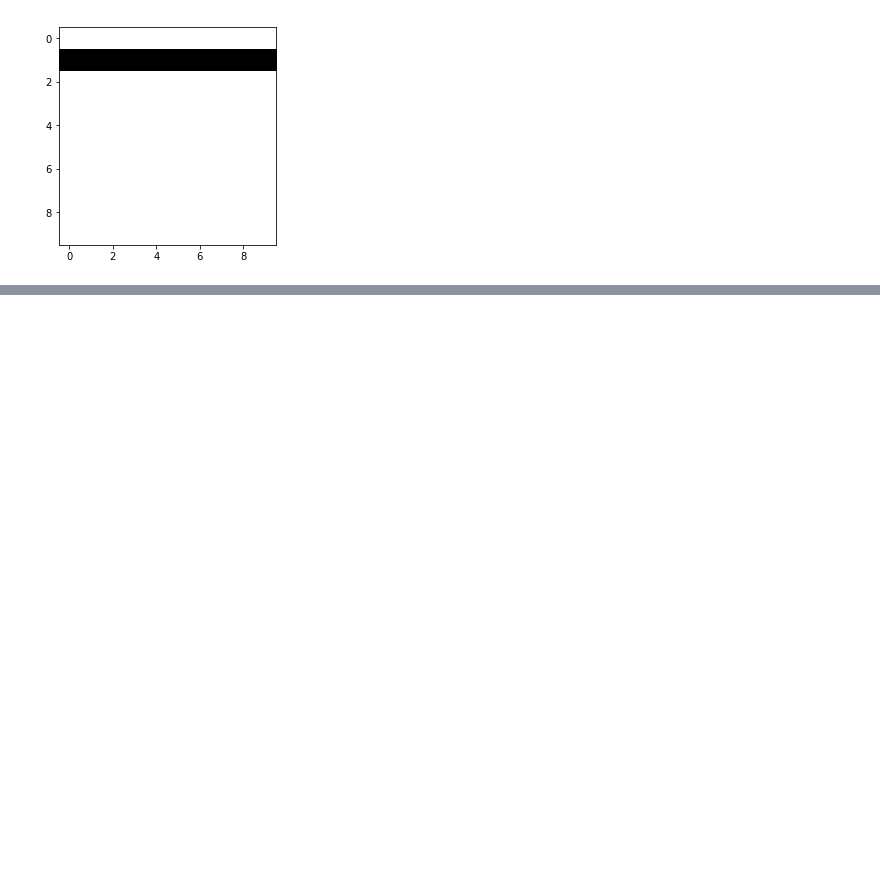
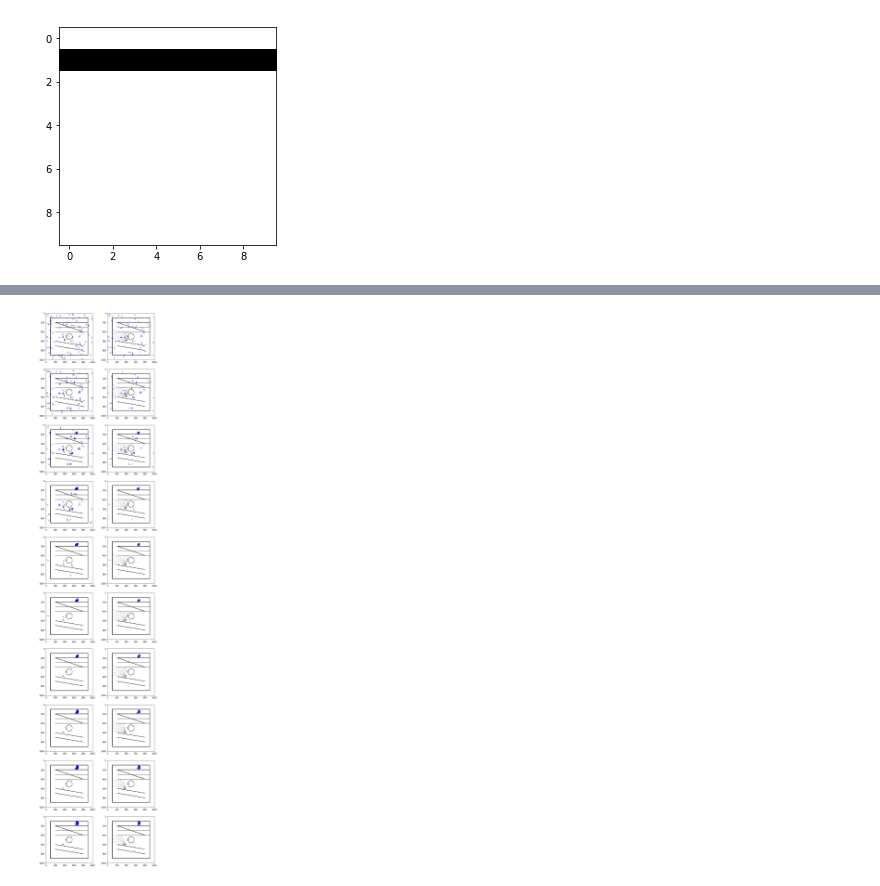
Before and after one commit to ferasboulala/slam, a Jupyter notebook: slam.ipynb, the cells around one changed output, grey strips where cells are left out. Saved outputs shown, nothing was run; the diff lists cells and outputs as text; code cells hidden in the pictures; blank space fills up the shorter version.

```diff
--- a/slam.ipynb
+++ b/slam.ipynb
@@ -221,7 +223,7 @@ def prob_normal_distribution_clamped(x, stddev):
 
     return prob_normal_distribution(x, stddev ** 2)
 
-def measurement_model_beam(x_t, m, z, z_max, stddev, d=0.25):
+def measurement_model_beam(x_t, m, z, z_max, stddev, d=0.5):
     x, y, theta = x_t
     dx = math.cos(theta)
     dy = math.sin(theta)
@@ -469,7 +478,7 @@ class MonteCarloLocalization:
 
         self._filter_points()
 
-    def estimated_pos(self):
+    def estimated_pose(self):
         x = y = 0
         for theta in self.thetas:
             x += math.cos(theta)
@@ -480,7 +489,7 @@ class MonteCarloLocalization:
     def _filter_points(self):
         for k, (x, y, theta) in enumerate(zip(self.x_s, self.y_s, self.thetas)):
             i, j = int(y), int(x)
-            while i < 0 or j < 0 or i >= self.m.shape[1] or j >= self.m.shape[0] or m[i, j]:
+            while i < 0 or j < 0 or i >= self.m.shape[0] or j >= self.m.shape[1] or self.m[i, j]:
                 x = random.random() * self.m.shape[1]
                 y = random.random() * self.m.shape[0]
                 theta = random.random() * 2 * math.pi
@@ -521,52 +530,70 @@ class MonteCarloLocalization:
 
         weights = np.array(weights)
         new_particles_indexes = np.random.choice(list(range(len(weights))), len(weights), p=weights / np.sum(weights))
         self.x_s = np.array([self.x_s[i] for i in new_particles_indexes])
         self.y_s = np.array([self.y_s[i] for i in new_particles_indexes])
         self.thetas = np.array([self.thetas[i] for i in new_particles_indexes])
 
         return m_
 
+def prepare_marker(orientation):
+    return math.cos(-orientation), math.sin(-orientation)
+
+def listify(x):
+    if not isinstance(x, Iterable):
+        return [x]
+
+    return x
+
+def plot_arrows(ax, x_s, y_s, thetas, **args):
+    x_s = listify(x_s)
+    y_s = listify(y_s)
+    thetas = listify(thetas)
+
+    orientations = [prepare_marker(theta) for theta in thetas]
+    U = [orientation[0] for orientation in orientations]
+    V = [orientation[1] for orientation in orientations]
+
+    ax.quiver(
+        x_s,
+        y_s,
+        U,
+        V,
+        **args,
+    )
+
 def simulate_monte_carlo_localization():
     mcl = MonteCarloLocalization(
         maps[1],
         100,
-        Sensor(150, 12, 0.3 * MAP_SIZE, 1),
+        Sensor(150, 12, 0.5 * MAP_SIZE, 1),
         [0.1] * 4,
         (0.4 * MAP_SIZE, 0.6 * MAP_SIZE, math.radians(-90))
     )
     D = 1
-    T = 5
-    commands = [
-        [-T, D, 0],
-        [-T, D, 0],
-        [-T, D, 0],
-        [-T, D, 0],
-        [-T, D, 0],
-        [-T, D, 0],
-        [-T, D, 0],
-        [-T, D, 0],
-    ]
-
-    fig, axes = plt.subplots(len(commands), 2, figsize=(10, 5 * len(commands)))
-    for ax, cmd in zip(axes, commands):
+    T = 10
+    cmd = [-T, D, 0]
+    N_CMD = 10
+    fig, axes = plt.subplots(N_CMD, 2, figsize=(10, 5 * N_CMD))
+    for ax in axes:
         ax[0].imshow(1 - mcl.m, cmap='gray')
-        ax[0].plot(mcl.x_s, mcl.y_s, 'k.', alpha=0.2)
+        plot_arrows(ax[0], mcl.x_s, mcl.y_s, mcl.thetas, color='k', alpha=0.2)
         mcl.predict((math.radians(cmd[0]), cmd[1], math.radians(cmd[2])))
-        ax[0].plot(mcl.real_pos[0], mcl.real_pos[1], 'r.', marker=(3, 0, -math.degrees(mcl.real_pos[2]) - 90), markersize=10)
-        ax[0].plot(mcl.x_s, mcl.y_s, 'k.', alpha=0.5)
+        plot_arrows(ax[0], *mcl.real_pos, color='r')
+        plot_arrows(ax[0], mcl.x_s, mcl.y_s, mcl.thetas, color='b', alpha=0.5)
 
         m_ = mcl.update()
-        estimated_pos = mcl.estimated_pos()
         ax[1].imshow(1 - m_, cmap='gray')
-        ax[1].plot(mcl.real_pos[0], mcl.real_pos[1], 'r.', marker=(3, 0, -math.degrees(mcl.real_pos[2]) - 90), markersize=10)
-        ax[1].plot(estimated_pos[0], estimated_pos[1], 'c.', marker=(3, 0, -math.degrees(estimated_pos[2]) - 90), markersize=10)
-        ax[1].plot(mcl.x_s, mcl.y_s, 'k.', alpha=0.5)
+        plot_arrows(ax[1], mcl.x_s, mcl.y_s, mcl.thetas, color='b', alpha=0.5)
+        plot_arrows(ax[1], *mcl.real_pos, color='r')
+        plot_arrows(ax[1], *mcl.estimated_pose(), color='g')
 
         ax[0].set_ylim((MAP_SIZE, 0))
         ax[0].set_xlim((0, MAP_SIZE))
 
         ax[1].set_ylim((MAP_SIZE, 0))
         ax[1].set_xlim((0, MAP_SIZE))
 
 simulate_monte_carlo_localization()
+# %% [output]
+[figure, added]
```
Also changed, not shown: parts of 4 cells of this notebook.
